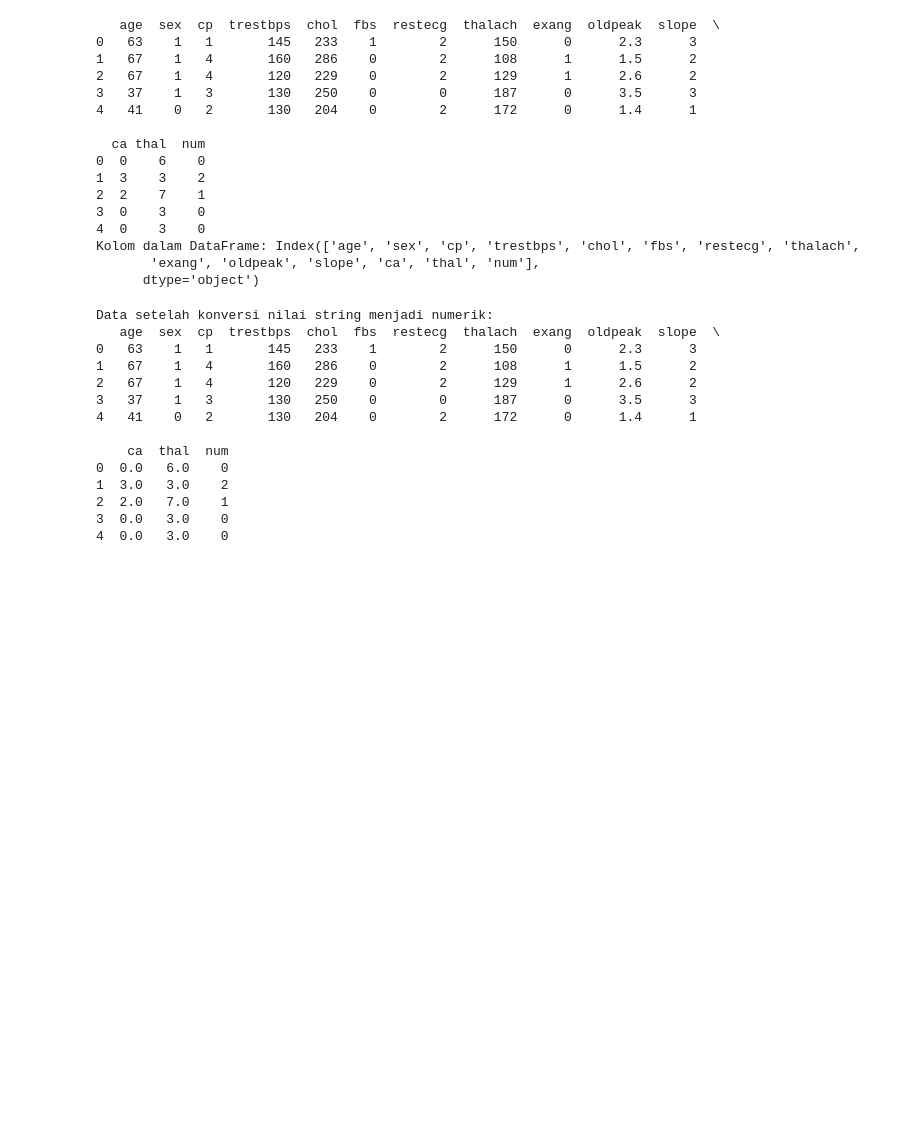
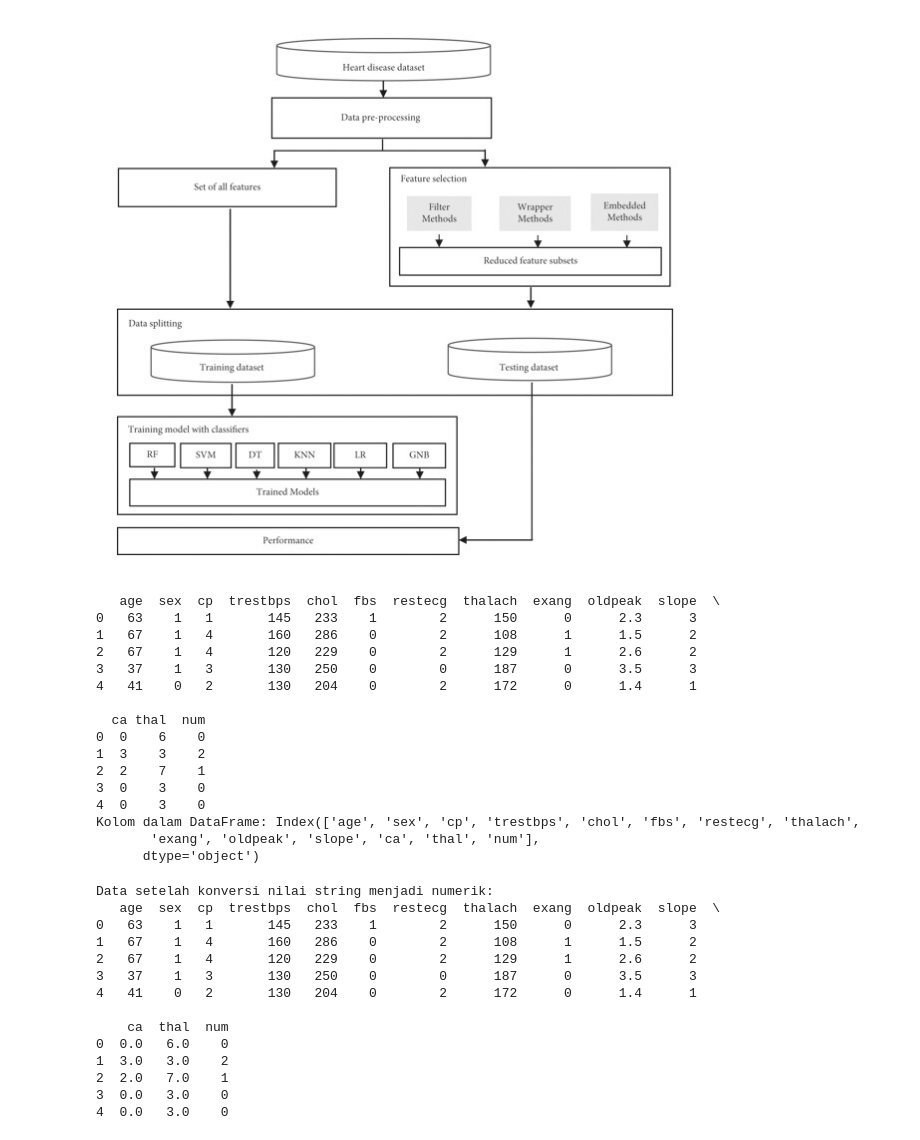
Before and after one commit to Augista/EAS_Classification-Data, a Jupyter notebook: EASkomnumCLASSIFICATION.ipynb, the cells around one changed output. Cells and saved outputs as stored; diff of their text form; code cells hidden in the pictures; blank space fills up the shorter version.

```diff
--- a/EASkomnumCLASSIFICATION.ipynb
+++ b/EASkomnumCLASSIFICATION.ipynb
@@ -12,3 +10,10 @@ from imblearn.over_sampling import RandomOverSampler
+# %%
+import cv2
+from google.colab.patches import cv2_imshow
+img = cv2.imread('method.jpg')
+cv2_imshow(img)
+# %% [output]
+[figure, added]
 # %%
 data = 'EASKOMNUM.csv'
 
```
Also changed, not shown: parts of 6 cells of this notebook.
